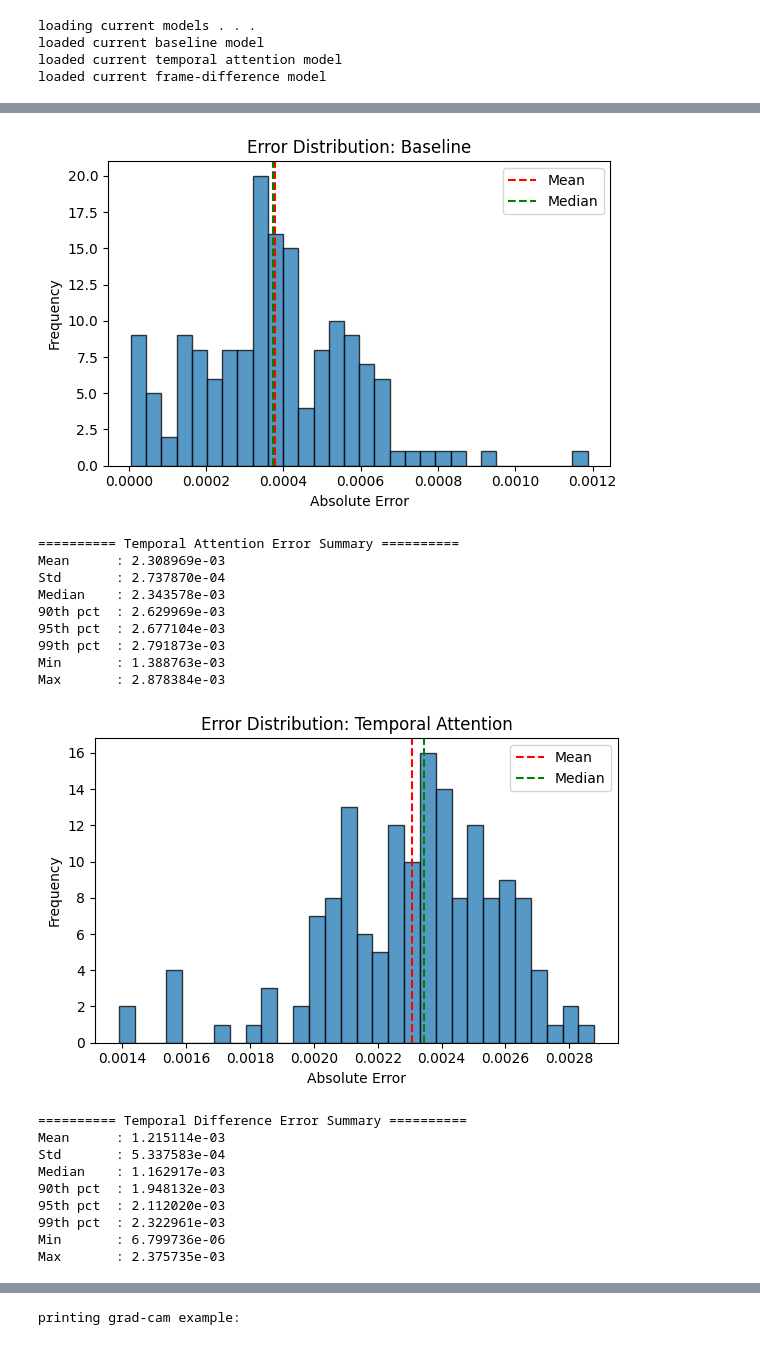
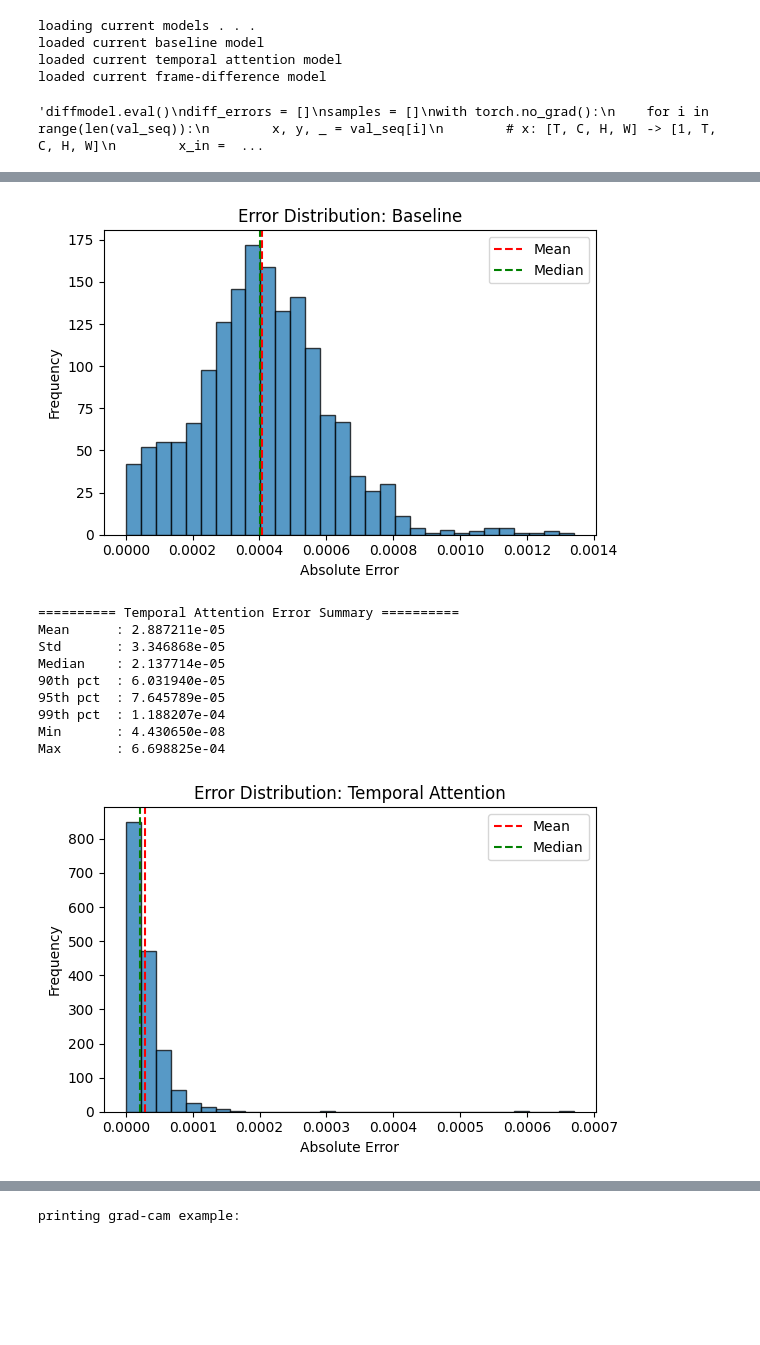
Before and after one commit to Luminous271/Solar-Flare-Prediction, a Jupyter notebook: project.ipynb, the cells around one changed output, grey strips where cells are left out. Saved outputs shown, nothing was run; the diff lists cells and outputs as text; code cells hidden in the pictures; blank space fills up the shorter version.

Commit message:
Finished training 2 models on the full dataset.

```diff
--- a/project.ipynb
+++ b/project.ipynb
@@ -120,7 +120,7 @@ transform = transforms.Compose([
 print("loading datasets . . .")
 
 # on 1000 samples, small subset
-ms = 1000
+ms = 8000
 train_sequence = SolarDataset(flare_df, train_path, transform, "sequence", max_samples=ms)
 test_sequence = SolarDataset(flare_df2, test_path, transform, "sequence", max_samples=ms)
 train_single = SolarDataset(flare_df, train_path, transform, "single", max_samples=ms)
@@ -306,10 +320,10 @@ class FrameDiffModel(nn.Module):
 # %%
 print("loading current models . . .")
 baseline_model = BaselineCNN()
-baseline_model.load_state_dict(torch.load('baseline_3.pth', weights_only=True))
+baseline_model.load_state_dict(torch.load('baseline_full.pth', weights_only=True))
 print("loaded current baseline model")
 temp_model = AttentionTemporalCNN().to(device)
-temp_model.load_state_dict(torch.load("attention_2.pth", map_location=device))
+temp_model.load_state_dict(torch.load("attention_full.pth", map_location=device))
 print("loaded current temporal attention model")
 encoder = BaselineCNN().to(device)
 diffmodel = FrameDiffModel(encoder).to(device)
@@ -359,7 +373,7 @@ with torch.no_grad():
         temporal_errors.append(err)
         samples.append((i, x, y_val, pred, attn.cpu()))
 # %%
-diffmodel.eval()
+"""diffmodel.eval()
 diff_errors = []
 samples = []
 with torch.no_grad():
@@ -375,7 +389,9 @@ with torch.no_grad():
             continue
         err = abs(pred - y_val)
         diff_errors.append(err)
-        samples.append((i, x, y_val, pred))
+        samples.append((i, x, y_val, pred))"""
+# %% [output]
+'diffmodel.eval()\ndiff_errors = []\nsamples = []\nwith torch.no_grad():\n    for i in range(len(val_seq)):\n        x, y, _ = val_seq[i]\n        # x: [T, C, H, W] -> [1, T, C, H, W]\n        x_in =  ...
 # %%
 import numpy as np
 import matplotlib.pyplot as plt
@@ -422,6 +438,6 @@ def summarize_errors(errors, name, bins=30):
 # %%
 summarize_errors(baseline_errors, "Baseline")
 summarize_errors(temporal_errors, "Temporal Attention")
-summarize_errors(diff_errors, "Temporal Difference")
+# summarize_errors(diff_errors, "Temporal Difference")
 # %% [output]
 ========== Baseline Error Summary ==========
@@ -436,20 +452,11 @@ Max       : 1.187335e-03
-[figure, old version]
+[figure, new version]
 ========== Temporal Attention Error Summary ==========
-Mean      : 2.308969e-03
-Std       : 2.737870e-04
-Median    : 2.343578e-03
-90th pct  : 2.629969e-03
-95th pct  : 2.677104e-03
-99th pct  : 2.791873e-03
-Min       : 1.388763e-03
-Max       : 2.878384e-03
+Mean      : 2.887211e-05
+Std       : 3.346868e-05
+Median    : 2.137714e-05
+90th pct  : 6.031940e-05
+95th pct  : 7.645789e-05
+99th pct  : 1.188207e-04
+Min       : 4.430650e-08
+Max       : 6.698825e-04
-[figure, old version]
+[figure, new version]
-========== Temporal Difference Error Summary ==========
-Mean      : 1.215114e-03
-Std       : 5.337583e-04
-Median    : 1.162917e-03
-90th pct  : 1.948132e-03
-95th pct  : 2.112020e-03
-99th pct  : 2.322961e-03
-Min       : 6.799736e-06
-Max       : 2.375735e-03
```
Also changed, not shown: parts of 4 cells of this notebook, 3 other files.
